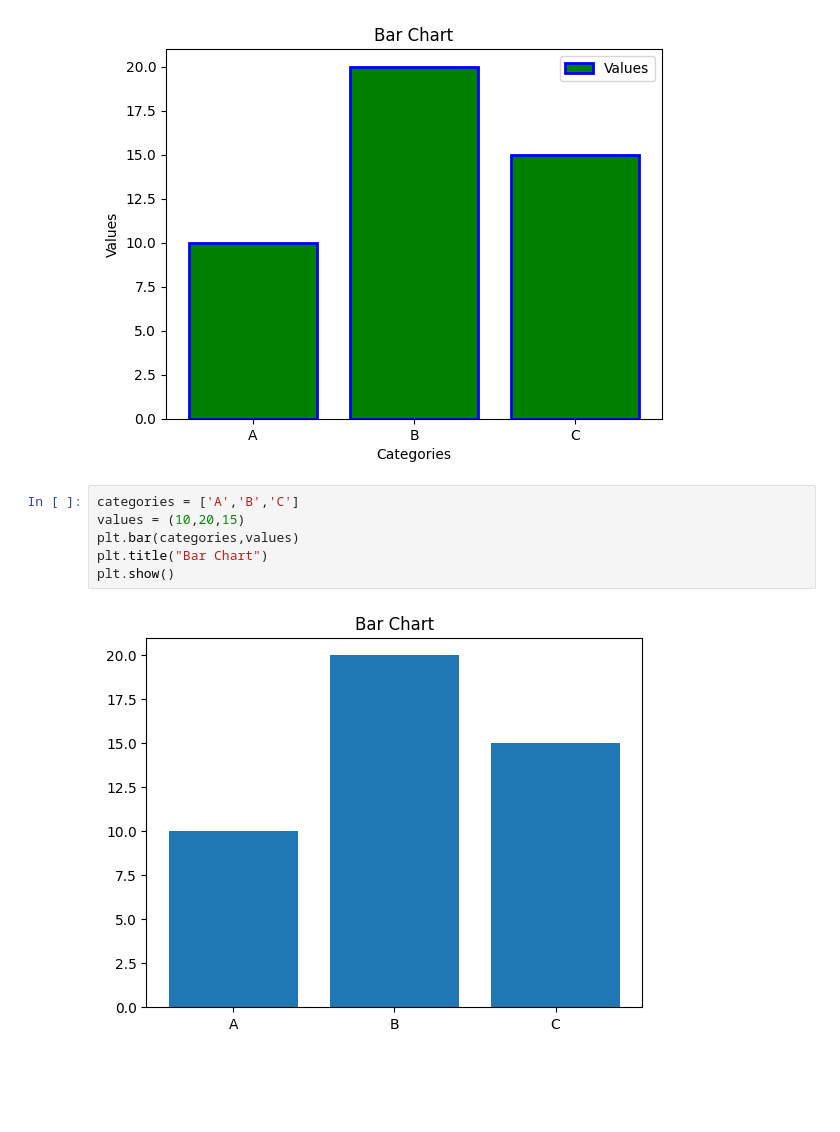
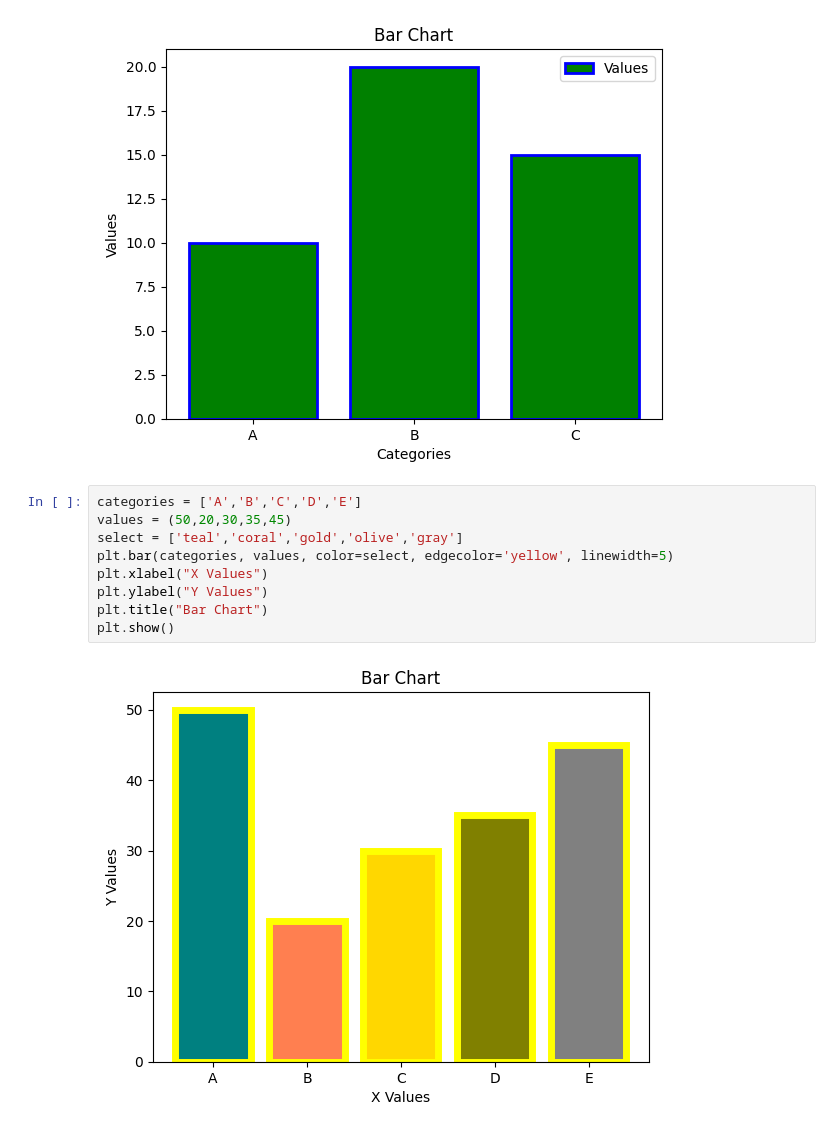
Before and after one commit to cenna-alias/test, a Jupyter notebook: line_plot.ipynb, the cells around one changed output. Cells and saved outputs as stored; diff of their text form; blank space fills up the shorter version.

```diff
--- a/line_plot.ipynb
+++ b/line_plot.ipynb
@@ -78,10 +85,13 @@ plt.show()
 # %% [output]
 [figure]
 # %%
-categories = ['A','B','C']
-values = (10,20,15)
-plt.bar(categories,values)
+categories = ['A','B','C','D','E']
+values = (50,20,30,35,45)
+select = ['teal','coral','gold','olive','gray']
+plt.bar(categories, values, color=select, edgecolor='yellow', linewidth=5)
+plt.xlabel("X Values")
+plt.ylabel("Y Values")
 plt.title("Bar Chart")
 plt.show()
 # %% [output]
-[figure, old version]
+[figure, new version]
```
Also changed, not shown: parts of 8 cells of this notebook.
